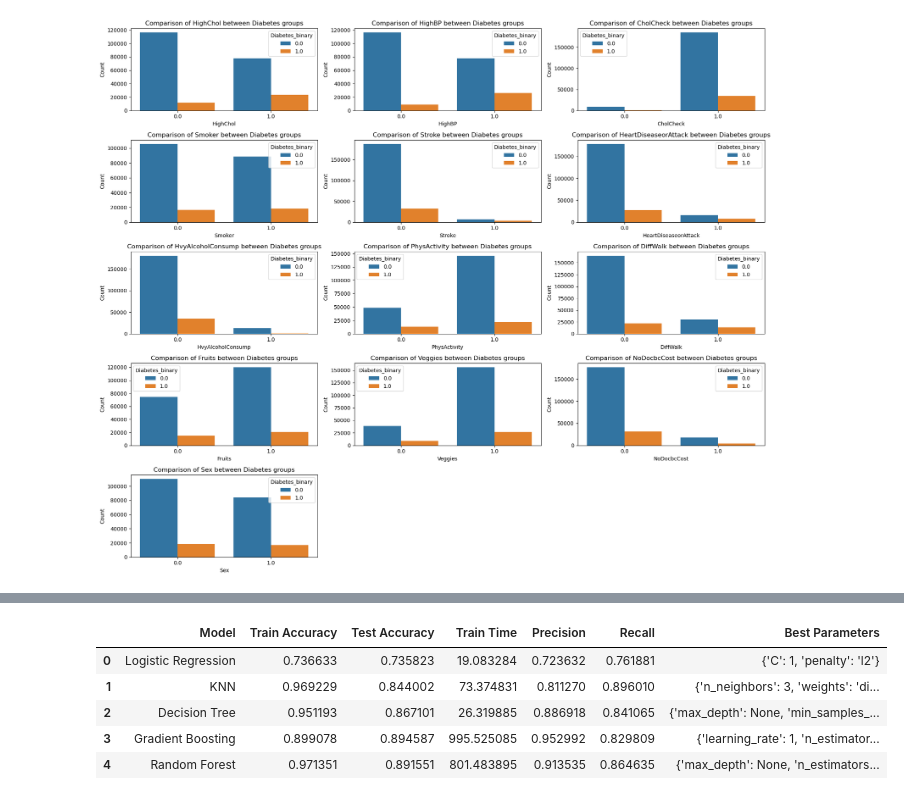
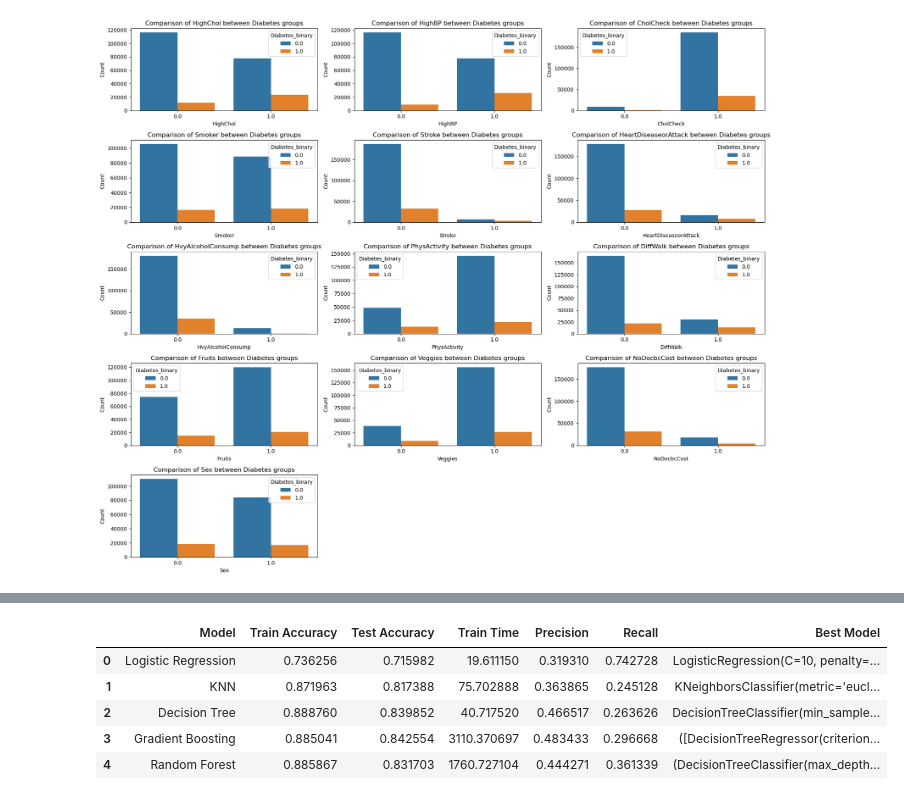
Before and after one commit to hegdesan-us/final_project, a Jupyter notebook: Final_Capstone.ipynb, the cells around one changed output, grey strips where cells are left out. Saved outputs shown, nothing was run; the diff lists cells and outputs as text; code cells hidden in the pictures.

```diff
--- a/Final_Capstone.ipynb
+++ b/Final_Capstone.ipynb
@@ -393,6 +414,9 @@ plt.savefig('images/AgeGrp.png')
 plt.show()
 # %% [output]
 [figure]
+# %%
+#revert back to original data frame
+df = df_orig
 # %%
 #  visually compare data between no-diabetes and diabetics with columns HighChol', 'HighBP', 'Smoker', 'HvyAlcoholConsump', 'PhysActivity', 'DiffWalk' and plot them
 
@@ -468,0 +478,15 @@ Name: count, dtype: int64
+# %%
+# balance the train and test data set  and print the number if entries in test and train split by diabetes or not
+
+from imblearn.over_sampling import SMOTE
+
+# Apply SMOTE to balance the training data
+smote = SMOTE(random_state=42)
+X_train_resampled, y_train_resampled = smote.fit_resample(X_train, y_train)
+
+# Print the number of entries in each split by diabetes or not AFTER balancing
+print("\nBalanced Train Data:")
+print(y_train_resampled.value_counts())
+
+print("\nTest Data:")
+print(y_test.value_counts())
@@ -548,50 +634,65 @@ results_df
 # %%
-#  develop code for logistic regression, KNN, decision tree, gradient boost and random forest with hyper parameter tuning on df_balanced dataframe and print model name, train accuracy, test accuracy, train time, precision, recall in a table format
+# develop code for logistic regression, KNN, decision tree, gradient boost and random forest with hyper parameter tuning  on the above train and test data print model name, train accuracy, test accuracy, train time, precision, recall in a table format. Consider top 10 features for building the model
 
 from sklearn.model_selection import GridSearchCV
 
-# Assuming df_balanced, X_train, X_test, y_train, y_test are already defined
-
-models = {
-    'Logistic Regression': (LogisticRegression(),
-                            {'C': [0.1, 1, 10], 'penalty': ['l1', 'l2']}),
-    'KNN': (KNeighborsClassifier(),
-            {'n_neighbors': [3, 5, 7], 'weights': ['uniform', 'distance']}),
-    'Decision Tree': (DecisionTreeClassifier(),
-                      {'max_depth': [None, 10, 20], 'min_samples_split': [2, 5, 10]}),
-    'Gradient Boosting': (GradientBoostingClassifier(),
-                          {'n_estimators': [50, 100, 200], 'learning_rate': [0.01, 0.1, 1]}),
-    'Random Forest': (RandomForestClassifier(),
-                      {'n_estimators': [50, 100, 200], 'max_depth': [None, 10, 20]})
+# Define parameter grids for each model
+param_grids = {
+    "Logistic Regression": {
+        'C': [0.1, 1, 10],
+        'penalty': ['l1', 'l2'],
+        'solver': ['liblinear', 'saga']
+    },
+    "KNN": {
+        'n_neighbors': [3, 5, 7],
+        'weights': ['uniform', 'distance'],
+        'metric': ['euclidean', 'manhattan']
+    },
+    "Decision Tree": {
+        'max_depth': [None, 10, 20],
+        'min_samples_split': [2, 5, 10],
+        'min_samples_leaf': [1, 2, 4]
+    },
+    "Gradient Boosting": {
+        'n_estimators': [50, 100, 200],
+        'learning_rate': [0.01, 0.1, 1],
+        'max_depth': [3, 5, 7]
+    },
+    "Random Forest": {
+        'n_estimators': [50, 100, 200],
+        'max_depth': [None, 10, 20],
+        'min_samples_split': [2, 5, 10]
+    }
 }
 
 results = []
-for name, (model, param_grid) in models.items():
-    grid_search = GridSearchCV(model, param_grid, cv=5, scoring='accuracy')
+
+for model_name, model in models.items():
+    # Hyperparameter tuning using GridSearchCV
+    grid_search = GridSearchCV(model, param_grids[model_name], cv=5, scoring='accuracy')
     start_time = time.time()
-    grid_search.fit(X_train, y_train)
+    grid_search.fit(X_train_selected, y_train_resampled)
     end_time = time.time()
     train_time = end_time - start_time
 
     best_model = grid_search.best_estimator_
-    best_params = grid_search.best_params_
-    y_pred_train = best_model.predict(X_train)
-    y_pred_test = best_model.predict(X_test)
 
-    train_accuracy = accuracy_score(y_train, y_pred_train)
-    test_accuracy = accuracy_score(y_test, y_pred_test)
-    precision = precision_score(y_test, y_pred_test)
-    recall = recall_score(y_test, y_pred_test)
+    y_train_pred = best_model.predict(X_train_selected)
+    y_test_pred = best_model.predict(X_test_selected)
 
+    train_accuracy = accuracy_score(y_train_resampled, y_train_pred)
+    test_accuracy = accuracy_score(y_test, y_test_pred)
+    precision = precision_score(y_test, y_test_pred)
+    recall = recall_score(y_test, y_test_pred)
 
-    results.append([name, train_accuracy, test_accuracy, train_time, precision, recall, best_params])
+    results.append([model_name, train_accuracy, test_accuracy, train_time, precision, recall, best_model])
 
-results_df = pd.DataFrame(results, columns=['Model', 'Train Accuracy', 'Test Accuracy', 'Train Time', 'Precision', 'Recall', 'Best Parameters'])
+results_df = pd.DataFrame(results, columns=["Model", "Train Accuracy", "Test Accuracy", "Train Time", "Precision", "Recall", "Best Model"])
 results_df
 # %% [output]
-|  | Model | Train Accuracy | Test Accuracy | Train Time | Precision | Recall | Best Parameters |
-| 0 | Logistic Regression | 0.736633 | 0.735823 | 19.083284 | 0.723632 | 0.761881 | {'C': 1, 'penalty': 'l2'} |
-| 1 | KNN | 0.969229 | 0.844002 | 73.374831 | 0.811270 | 0.896010 | {'n_neighbors': 3, 'weights': 'di... |
-| 2 | Decision Tree | 0.951193 | 0.867101 | 26.319885 | 0.886918 | 0.841065 | {'max_depth': None, 'min_samples_... |
-| 3 | Gradient Boosting | 0.899078 | 0.894587 | 995.525085 | 0.952992 | 0.829809 | {'learning_rate': 1, 'n_estimator... |
-| 4 | Random Forest | 0.971351 | 0.891551 | 801.483895 | 0.913535 | 0.864635 | {'max_depth': None, 'n_estimators... |
+|  | Model | Train Accuracy | Test Accuracy | Train Time | Precision | Recall | Best Model |
+| 0 | Logistic Regression | 0.736256 | 0.715982 | 19.611150 | 0.319310 | 0.742728 | LogisticRegression(C=10, penalty=... |
+| 1 | KNN | 0.871963 | 0.817388 | 75.702888 | 0.363865 | 0.245128 | KNeighborsClassifier(metric='eucl... |
+| 2 | Decision Tree | 0.888760 | 0.839852 | 40.717520 | 0.466517 | 0.263626 | DecisionTreeClassifier(min_sample... |
+| 3 | Gradient Boosting | 0.885041 | 0.842554 | 3110.370697 | 0.483433 | 0.296668 | ([DecisionTreeRegressor(criterion... |
+| 4 | Random Forest | 0.885867 | 0.831703 | 1760.727104 | 0.444271 | 0.361339 | (DecisionTreeClassifier(max_depth... |
```
Also changed, not shown: parts of 21 cells of this notebook, 6 other files.
